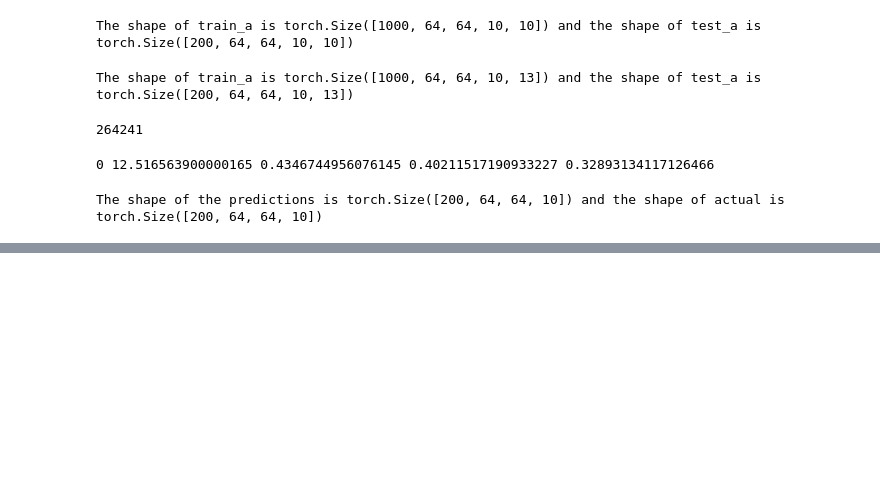
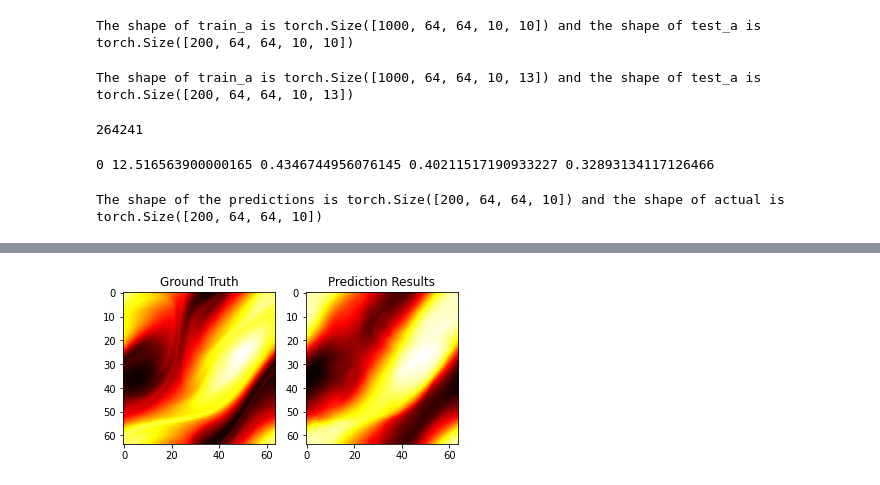
Before and after one commit to msaad1311/Julia-Programming, a Jupyter notebook: FNO/Navier-Strokes/Navier Strokes Equation.ipynb, the cells around one changed output, grey strips where cells are left out. Cells and saved outputs as stored; diff of their text form; code cells hidden in the pictures; blank space fills up the shorter version.

```diff
--- a/FNO/Navier-Strokes/Navier Strokes Equation.ipynb
+++ b/FNO/Navier-Strokes/Navier Strokes Equation.ipynb
@@ -372,14 +374,16 @@ writer = Writer(fps=1, metadata=dict(artist='Me'), bitrate=1800)
 # %%
 fig = plt.figure()
 ax = fig.add_subplot(121)
 ax1= fig.add_subplot(122)
 ax.title.set_text('Ground Truth')
 ax1.title.set_text('Prediction Results')
 # ax1.title('Prediction Results')
 def plot(i):
     data = test_u[0,:,:,i]
     pred_data = pred[0,:,:,i]
     heatmap = ax.imshow(data,cmap='hot')
     heatmap1= ax1.imshow(pred_data,cmap='hot')
 ani = animation.FuncAnimation(fig,plot,interval=10000000,frames=9)
-ani.save('NS Results_4layers8nodes.mp4',writer=writer)
+ani.save('NS Results_20layers8nodes.mp4',writer=writer)
+# %% [output]
+[figure, added]
```
Also changed, not shown: parts of 1 cell of this notebook, 2 other files.
